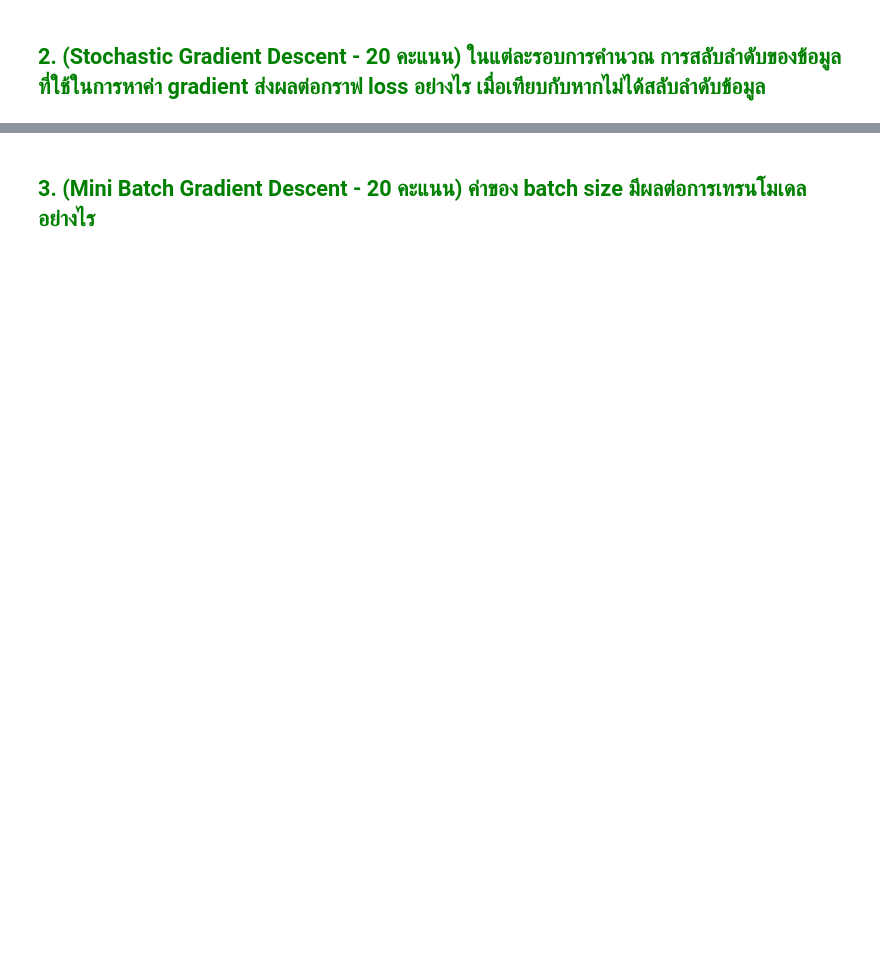
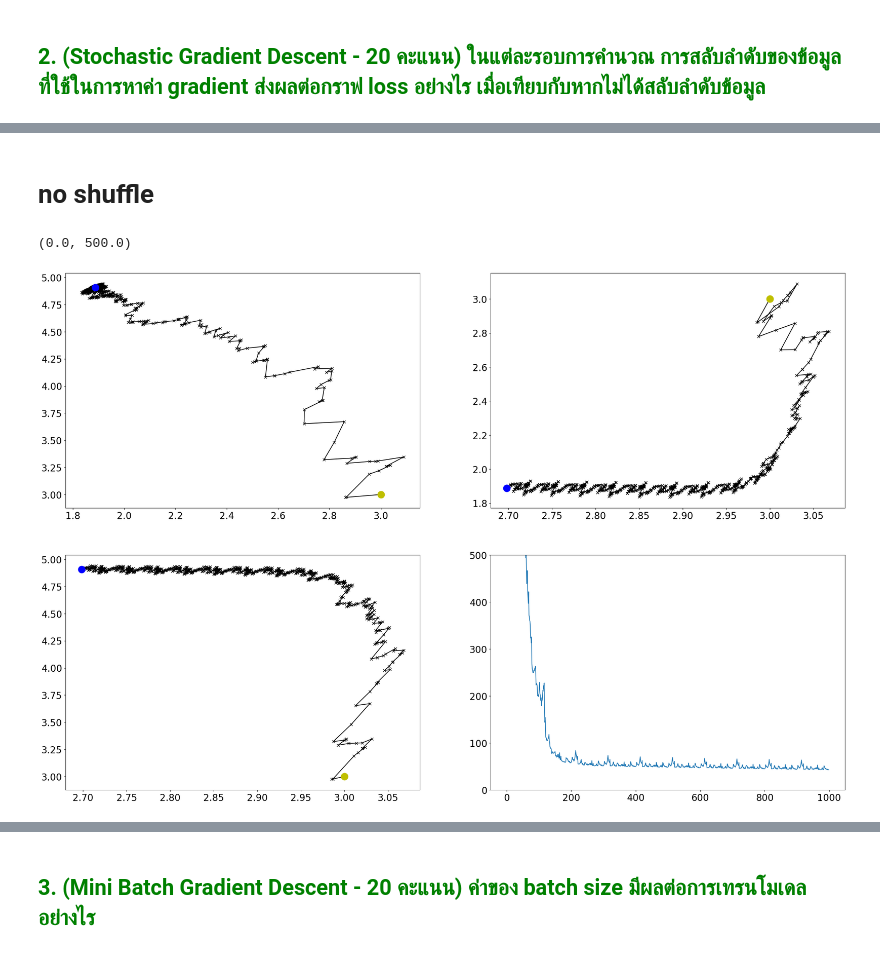
Before and after one commit to Chonapatcc/Practical-Deep-Learning, a Jupyter notebook: 6610450757_Krittat_6610450871_Chonapat.ipynb, the cells around one changed output, grey strips where cells are left out. Saved outputs shown, nothing was run; the diff lists cells and outputs as text; code cells hidden in the pictures; blank space fills up the shorter version.

```diff
--- a/6610450757_Krittat_6610450871_Chonapat.ipynb
+++ b/6610450757_Krittat_6610450871_Chonapat.ipynb
@@ -278,0 +434,52 @@ plt.ylim([0, 500])
+# %% [markdown]
+# no shuffle
+# %%
+## Parameters to play with
+learning_rate = 2e-3
+num_iter = 10   # The number of "steps" will be num_iter * numobs
+theta_initial = np.array([3, 3, 3])
+
+## Initialization steps
+theta = theta_initial
+theta_path = np.zeros(((num_iter*num_obs)+1, 3))
+theta_path[0, :] = theta_initial
+loss_vec = np.zeros(num_iter*num_obs)
+
+## Main SGD loop
+import random
+count = 0
+for i in range(num_iter):
+    idx = list(range(num_obs))
+    # random.shuffle(idx)  # Shuffle the indices to get a random order of observations
+    for j in range(num_obs):
+        j = idx[j]
+        count += 1
+        y_pred = np.dot(theta.T, x_mat.T)
+        loss_vec[count-1] = np.sum((y_pred - y)**2)
+        grad_vec = (y_pred[j] - y[j])*(x_mat[j,:])
+        theta = theta - learning_rate*grad_vec
+        theta_path[count, :] = theta
+
+
+## Plot the results - it is a 3d parameter space - we plot 2d slices
+## Green is starting point and blue is ending point
+plt.figure(figsize = (30, 20))
+plt.subplot(2, 2, 1)
+plt.plot(theta_path[:, 1], theta_path[:, 2], 'k-x')
+plt.plot(theta_path[0, 1], theta_path[0, 2], 'yo', markersize=15)
+plt.plot(theta_path[-1, 1], theta_path[-1, 2], 'bo', markersize=15)
+plt.subplot(2, 2, 2)
+plt.plot(theta_path[:, 0], theta_path[:, 1], 'k-x')
+plt.plot(theta_path[0, 0], theta_path[0, 1], 'yo', markersize=15)
+plt.plot(theta_path[-1, 0], theta_path[-1, 1], 'bo', markersize=15)
+plt.subplot(2,2,3)
+plt.plot(theta_path[:, 0], theta_path[:, 2], 'k-x')
+plt.plot(theta_path[0, 0], theta_path[0, 2], 'yo', markersize=15)
+plt.plot(theta_path[-1, 0], theta_path[-1, 2], 'bo', markersize=15)
+
+plt.subplot(2, 2, 4)
+plt.plot(loss_vec)
+plt.ylim([0, 500])
+# %% [output]
+(0.0, 500.0)
+[figure, added]
```
Also changed, not shown: parts of 23 cells of this notebook.
